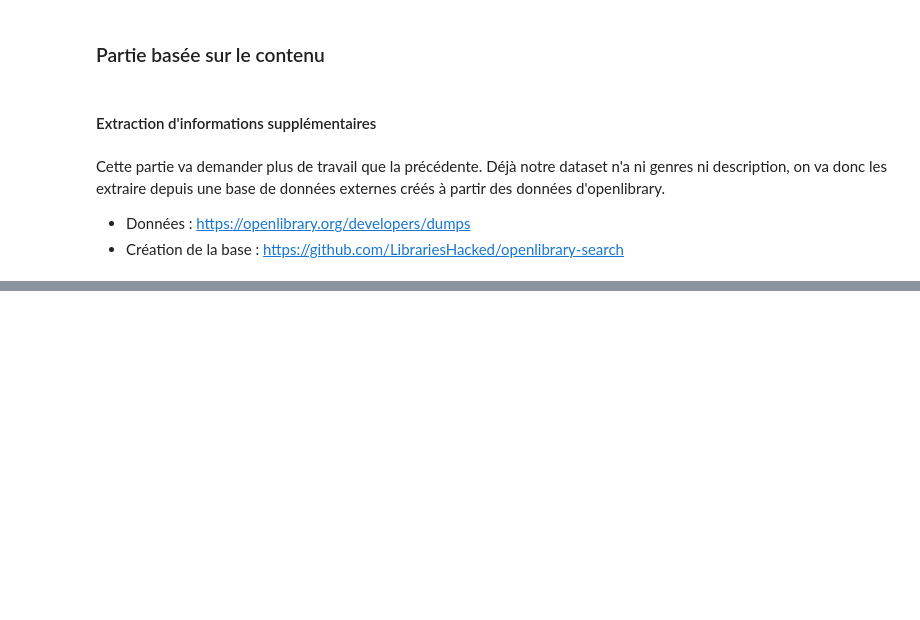
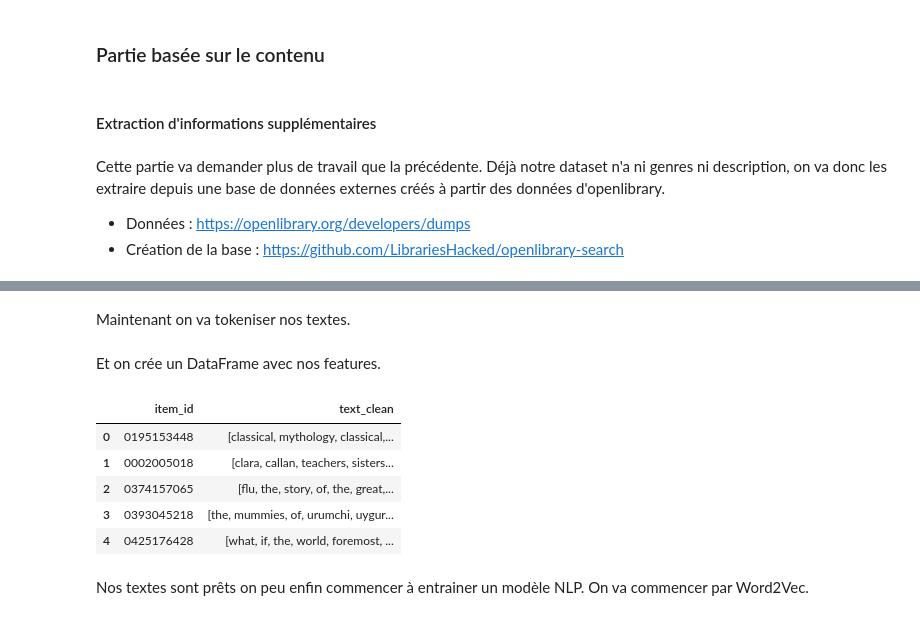
Before and after one commit to redyddm/projet_ter, a Jupyter notebook: reco_books/notebooks/notebook.ipynb, the cells around one changed output, grey strips where cells are left out. Saved outputs shown, nothing was run; the diff lists cells and outputs as text; code cells hidden in the pictures; blank space fills up the shorter version.

```diff
--- a/reco_books/notebooks/notebook.ipynb
+++ b/reco_books/notebooks/notebook.ipynb
@@ -815,0 +1011,3 @@ def add_genres_str_column(books, categories_df, book_id_col="book_id", genres_co
+# %%
+DIR_INPUT_PARQUET = Path(PROCESSED_DATA_DIR / DIR / "content_dataset.parquet")
+content_df = pd.read_parquet(DIR_INPUT_PARQUET)
@@ -815,0 +1016,9 @@ def add_genres_str_column(books, categories_df, book_id_col="book_id", genres_co
+# %%
+def combine_text(row, cols):
+    parts = [str(row.get(col, '')) for col in cols] # fusion des textes des colonnes correspondantes
+    return ' '.join(parts)
+# %%
+tqdm.pandas()
+
+cols_to_combine = ['title', 'categories', 'description']
+content_df['text_combined'] = content_df.progress_apply(lambda row: combine_text(row, cols_to_combine), axis=1)
@@ -815,0 +1040,21 @@ def add_genres_str_column(books, categories_df, book_id_col="book_id", genres_co
+# %% [markdown]
+Maintenant on va tokeniser nos textes.
+# %%
+tqdm.pandas(desc='Tokenisation des textes')
+content_df['text_clean'] = content_df['text_combined'].progress_apply(gensim.utils.simple_preprocess)
+# %% [markdown]
+Et on crée un DataFrame avec nos features.
+# %%
+features_df = pd.DataFrame({
+    'item_id': content_df['item_id'],
+    'text_clean': content_df['text_clean']
+    })
+
+features_df.head()
+# %% [output]
+|  | item_id | text_clean |
+| 0 | 0195153448 | [classical, mythology, classical,... |
+| 1 | 0002005018 | [clara, callan, teachers, sisters... |
+| 2 | 0374157065 | [flu, the, story, of, the, great,... |
+| 3 | 0393045218 | [the, mummies, of, urumchi, uygur... |
+| 4 | 0425176428 | [what, if, the, world, foremost, ... |
@@ -815,0 +1064,2 @@ def add_genres_str_column(books, categories_df, book_id_col="book_id", genres_co
+# %% [markdown]
+Nos textes sont prêts on peu enfin commencer à entrainer un modèle NLP. On va commencer par Word2Vec.
```
Also changed, not shown: parts of 69 cells of this notebook, 16 other files.
